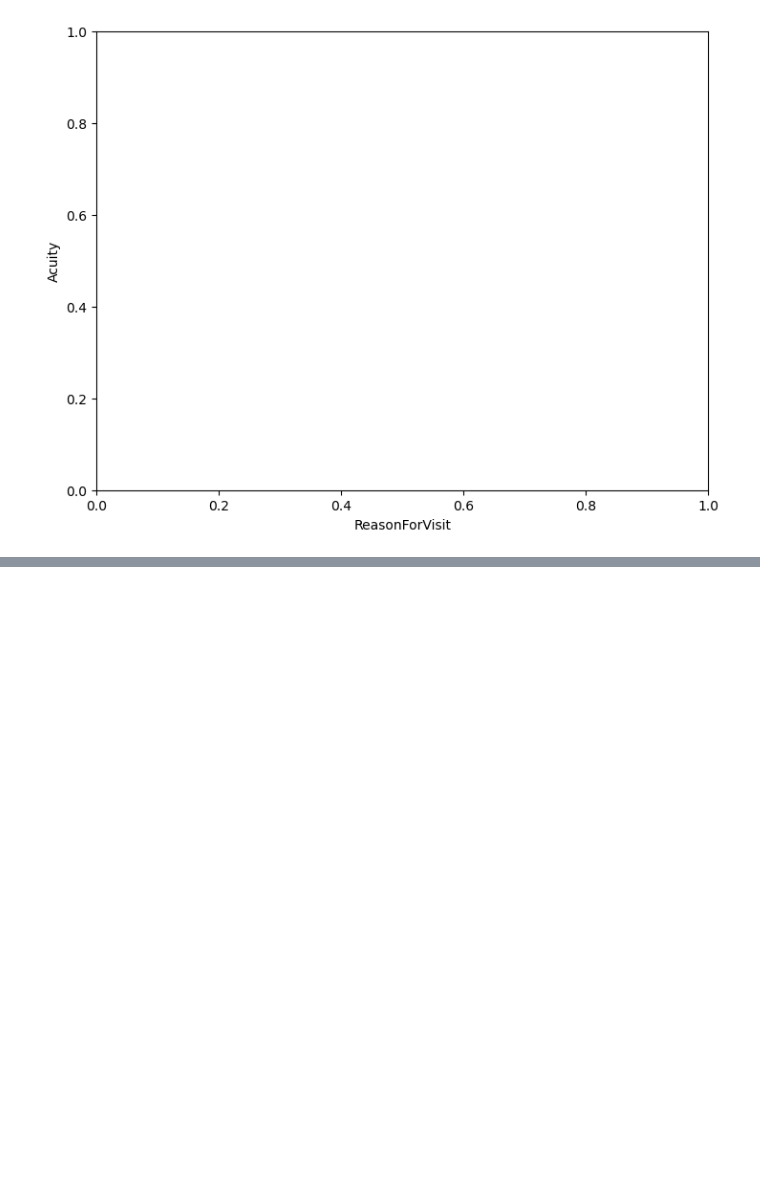
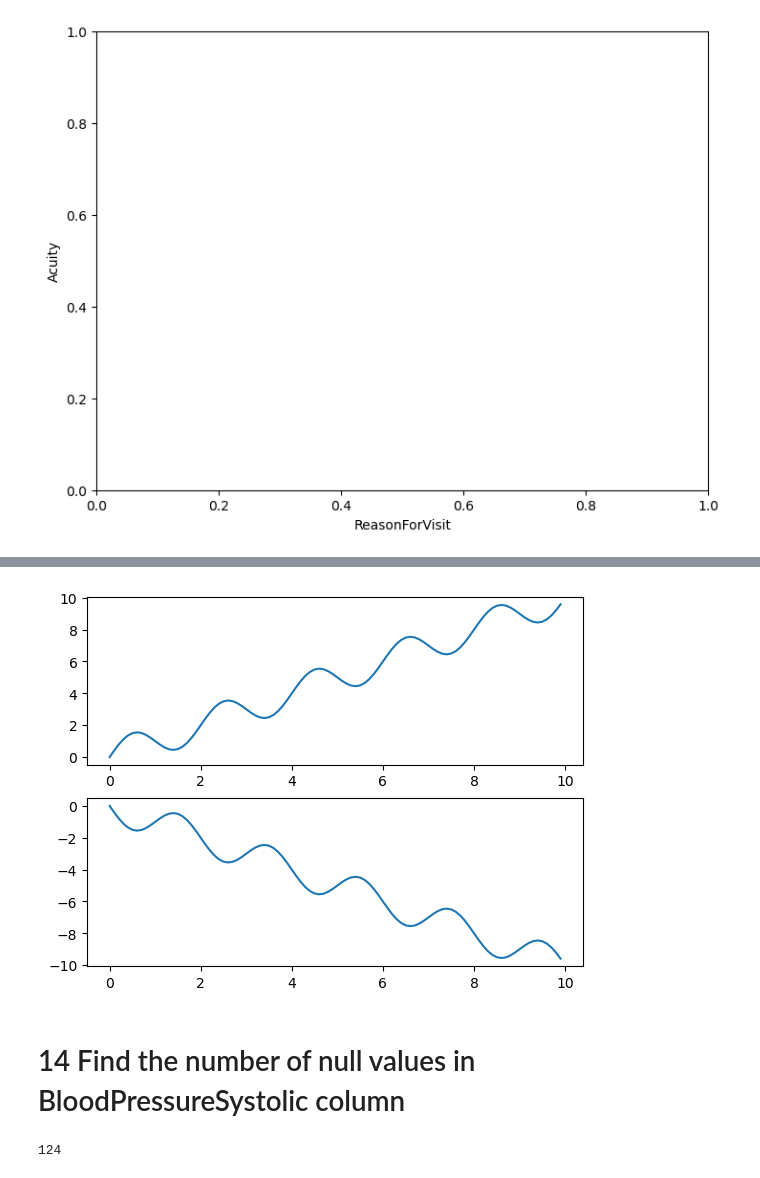
Before and after one commit to swatiguptacse/Team-6-Python-Peers, a Jupyter notebook: Team6-Questions1-20.ipynb, the cells around one changed output, grey strips where cells are left out. Saved outputs shown, nothing was run; the diff lists cells and outputs as text; code cells hidden in the pictures; blank space fills up the shorter version.

```diff
--- a/Team6-Questions1-20.ipynb
+++ b/Team6-Questions1-20.ipynb
@@ -232,0 +234,17 @@ plt.show()
+# %%
+x = np.arange(0, 10, 0.1)
+y = np.sin(np.pi*x)+x
+fig, axs = plt.subplots(2)
+axs[0].plot(x, y)
+axs[1].plot(x, -y)
+plt.show()
+# %% [output]
+[figure, added]
+# %% [markdown]
+# 14 Find the number of null values in BloodPressureSystolic column
+# %%
+hospital_data = pd.read_excel('C:/Users/14086/Downloads/HospitalDatabase.xlsx',sheet_name=None)
+AV=hospital_data['AmbulatoryVisits']
+AV['BloodPressureSystolic'].isnull().sum()
+# %% [output]
+124
```
Also changed, not shown: parts of 11 cells of this notebook.
